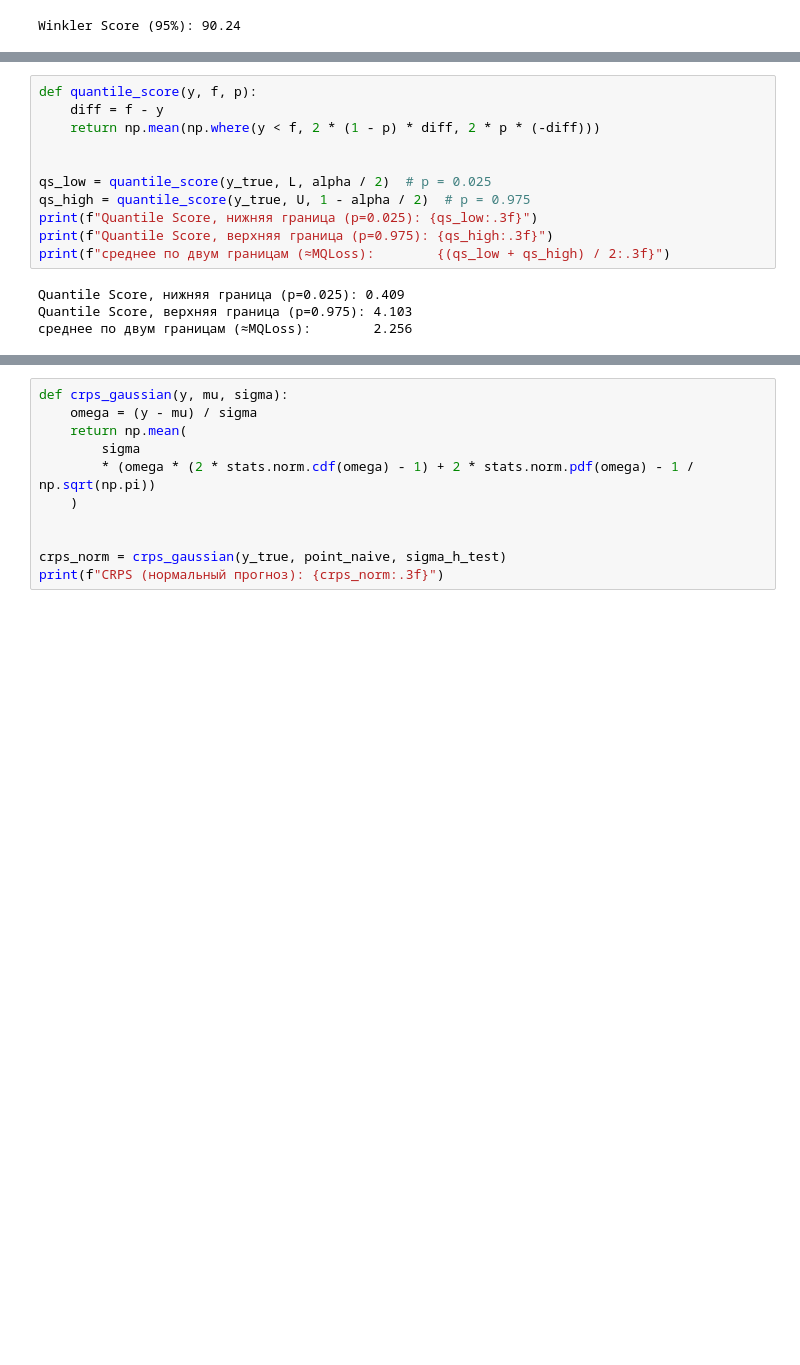
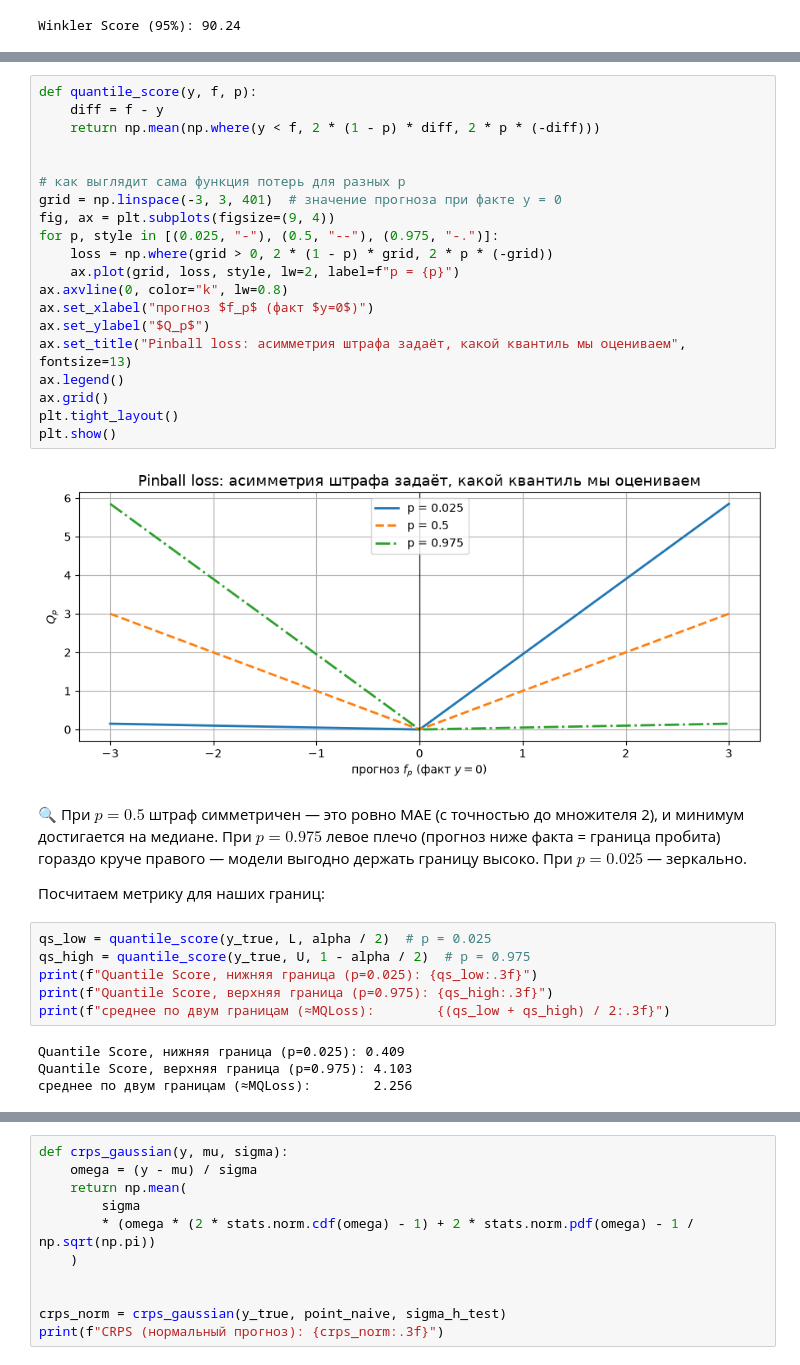
Before and after one commit to alex-hse-repository/time-series-cu-2026, a Jupyter notebook: week_2/part_1/03. Интервалы прогнозирования и оценка их качества.ipynb, the cells around one changed output, grey strips where cells are left out. Saved outputs shown, nothing was run; the diff lists cells and outputs as text; blank space fills up the shorter version.

```diff
--- a/week_2/part_1/03. Интервалы прогнозирования и оценка их качества.ipynb
+++ b/week_2/part_1/03. Интервалы прогнозирования и оценка их качества.ipynb
@@ -404,9 +568,32 @@ $$
+# %%
+def quantile_score(y, f, p):
+    diff = f - y
+    return np.mean(np.where(y < f, 2 * (1 - p) * diff, 2 * p * (-diff)))
+
+
+# как выглядит сама функция потерь для разных p
+grid = np.linspace(-3, 3, 401)  # значение прогноза при факте y = 0
+fig, ax = plt.subplots(figsize=(9, 4))
+for p, style in [(0.025, "-"), (0.5, "--"), (0.975, "-.")]:
+    loss = np.where(grid > 0, 2 * (1 - p) * grid, 2 * p * (-grid))
+    ax.plot(grid, loss, style, lw=2, label=f"p = {p}")
+ax.axvline(0, color="k", lw=0.8)
+ax.set_xlabel("прогноз $f_p$ (факт $y=0$)")
+ax.set_ylabel("$Q_p$")
+ax.set_title("Pinball loss: асимметрия штрафа задаёт, какой квантиль мы оцениваем", fontsize=13)
+ax.legend()
+ax.grid()
+plt.tight_layout()
+plt.show()
+# %% [output]
+[figure, added]
+# %% [markdown]
+🔍 При $p=0.5$ штраф симметричен — это ровно MAE (с точностью до множителя 2), и минимум
+достигается на медиане. При $p=0.975$ левое плечо (прогноз ниже факта = граница пробита)
+гораздо круче правого — модели выгодно держать границу высоко. При $p=0.025$ — зеркально.
+
+Посчитаем метрику для наших границ:
 # %%
-def quantile_score(y, f, p):
-    diff = f - y
-    return np.mean(np.where(y < f, 2 * (1 - p) * diff, 2 * p * (-diff)))
-
-
 qs_low = quantile_score(y_true, L, alpha / 2)  # p = 0.025
 qs_high = quantile_score(y_true, U, 1 - alpha / 2)  # p = 0.975
 print(f"Quantile Score, нижняя граница (p=0.025): {qs_low:.3f}")
```
Also changed, not shown: parts of 60 cells of this notebook, 8 other files.
